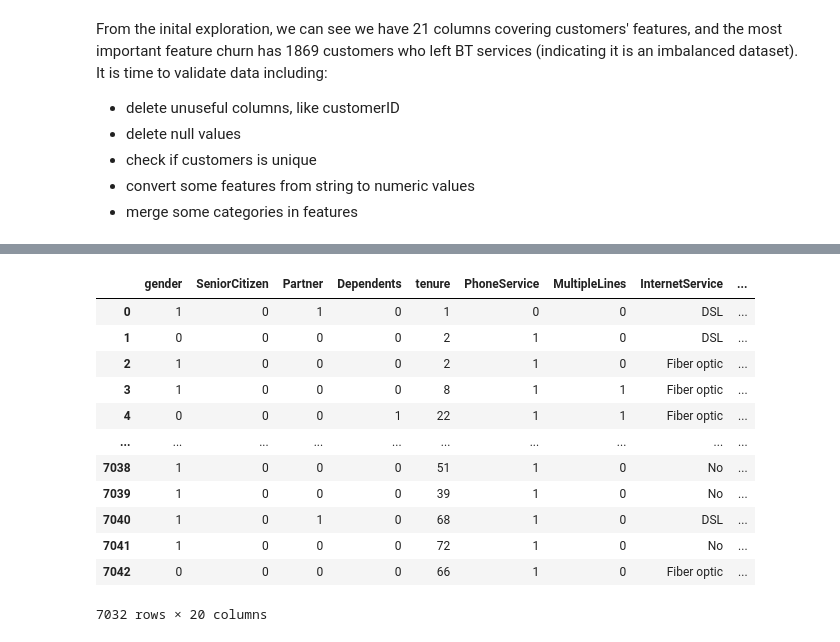
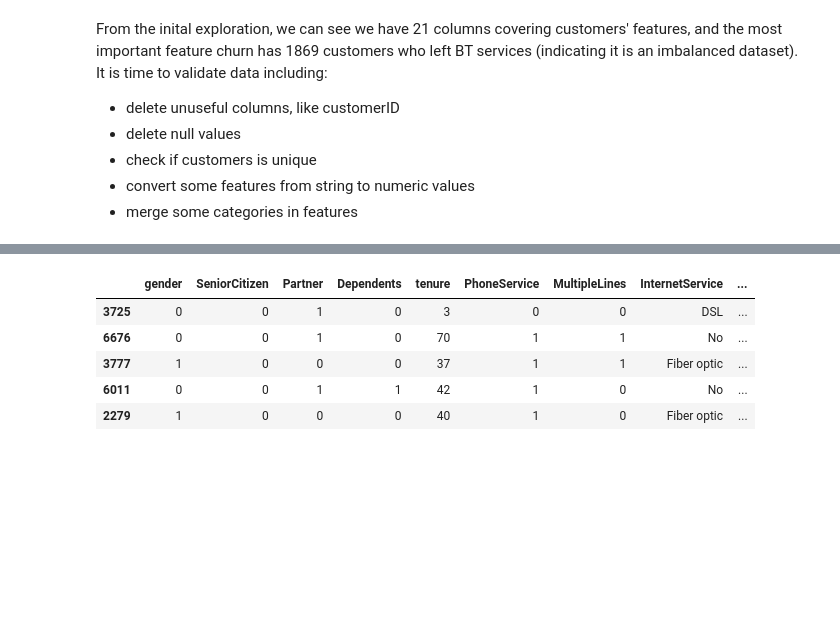
Before and after one commit to xiangivyli/data-science-portfolio, a Jupyter notebook: BT Customer Churn Prediction/BT_Customer_Churn_Prediction.ipynb, the cells around one changed output, grey strips where cells are left out. Saved outputs shown, nothing was run; the diff lists cells and outputs as text; code cells hidden in the pictures; blank space fills up the shorter version.

```diff
--- a/BT Customer Churn Prediction/BT_Customer_Churn_Prediction.ipynb
+++ b/BT Customer Churn Prediction/BT_Customer_Churn_Prediction.ipynb
@@ -144,17 +149,12 @@ df_customer.sample(5)
 # %%
+# delete records with missing values
 df_customer.dropna()
+df_customer.sample(5)
 # %% [output]
 |  | gender | SeniorCitizen | Partner | Dependents | tenure | PhoneService | MultipleLines | InternetService | ... |
-| 0 | 1 | 0 | 1 | 0 | 1 | 0 | 0 | DSL | ... |
-| 1 | 0 | 0 | 0 | 0 | 2 | 1 | 0 | DSL | ... |
-| 2 | 1 | 0 | 0 | 0 | 2 | 1 | 0 | Fiber optic | ... |
-| 3 | 1 | 0 | 0 | 0 | 8 | 1 | 1 | Fiber optic | ... |
-| 4 | 0 | 0 | 0 | 1 | 22 | 1 | 1 | Fiber optic | ... |
-| ... | ... | ... | ... | ... | ... | ... | ... | ... | ... |
-| 7038 | 1 | 0 | 0 | 0 | 51 | 1 | 0 | No | ... |
-| 7039 | 1 | 0 | 0 | 0 | 39 | 1 | 0 | No | ... |
-| 7040 | 1 | 0 | 1 | 0 | 68 | 1 | 0 | DSL | ... |
-| 7041 | 1 | 0 | 0 | 0 | 72 | 1 | 0 | No | ... |
-| 7042 | 0 | 0 | 0 | 0 | 66 | 1 | 0 | Fiber optic | ... |
+| 3725 | 0 | 0 | 1 | 0 | 3 | 0 | 0 | DSL | ... |
+| 6676 | 0 | 0 | 1 | 0 | 70 | 1 | 1 | No | ... |
+| 3777 | 1 | 0 | 0 | 0 | 37 | 1 | 1 | Fiber optic | ... |
+| 6011 | 0 | 0 | 1 | 1 | 42 | 1 | 0 | No | ... |
+| 2279 | 1 | 0 | 0 | 0 | 40 | 1 | 0 | Fiber optic | ... |
-7032 rows × 20 columns
 # %%
```
Also changed, not shown: parts of 18 cells of this notebook.
